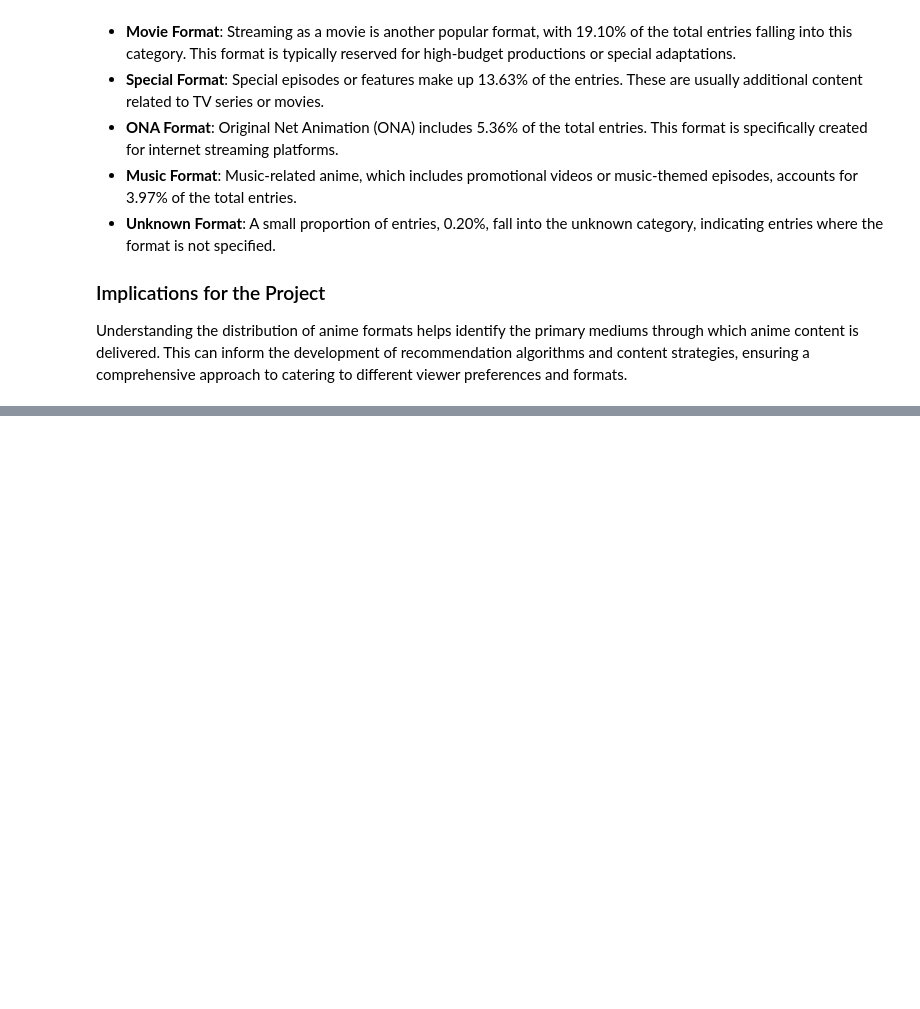
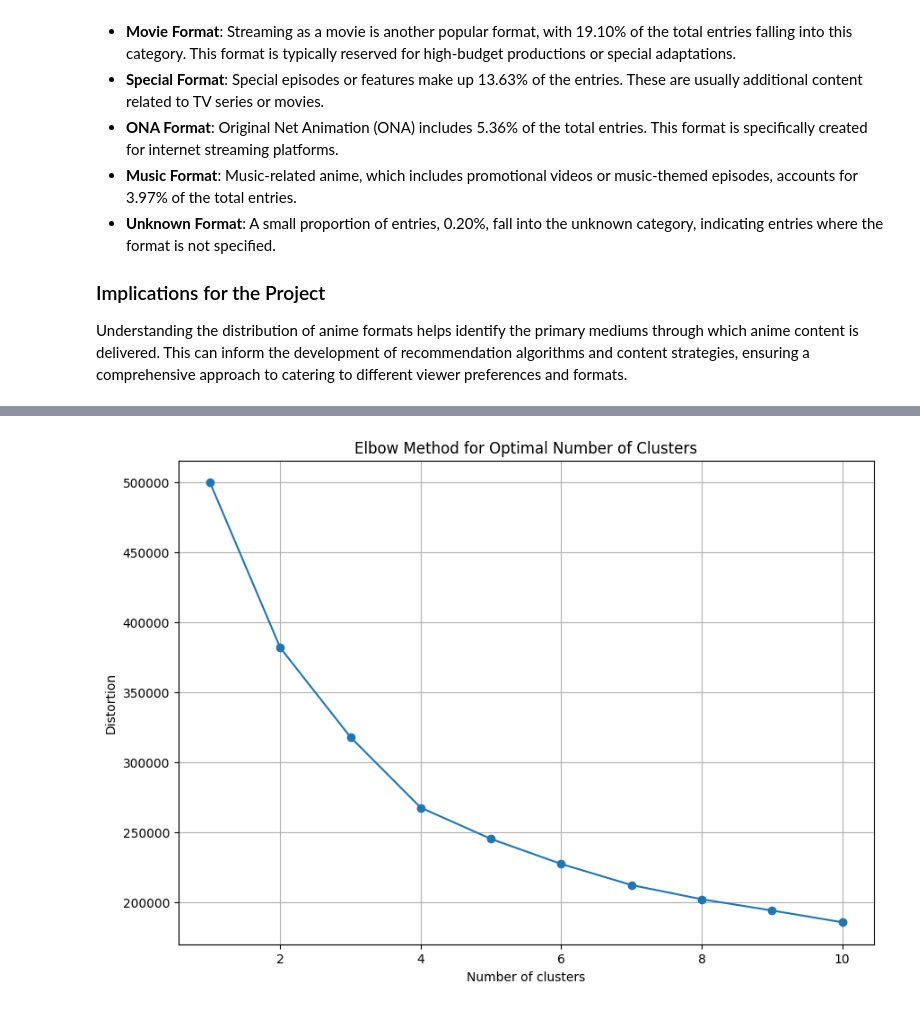
Before and after one commit to MoteneJan/JB1_2401FTDS, a Jupyter notebook: JB1_2401FTDS.ipynb, the cells around one changed output, grey strips where cells are left out. Drawn from its saved outputs; the diff is of its cells as text; code cells hidden in the pictures; blank space fills up the shorter version.

```diff
--- a/JB1_2401FTDS.ipynb
+++ b/JB1_2401FTDS.ipynb
@@ -1140,0 +1180,40 @@ plt.show()
+# %%
+# Find the optimal number of clusters using the elbow method
+def find_optimal_clusters(X_pca, max_clusters=10):
+    """
+    Find the optimal number of clusters using the elbow method.
+
+    Parameters:
+    - X_pca: PCA-transformed data.
+    - max_clusters: Maximum number of clusters to test.
+
+    Returns:
+    - optimal_clusters: Optimal number of clusters based on the elbow method.
+    """
+    distortions = []
+    for i in range(1, max_clusters + 1):
+        kmeans = KMeans(n_clusters=i, random_state=42)
+        kmeans.fit(X_pca)
+        distortions.append(kmeans.inertia_)
+
+    # Plot the elbow graph
+    plt.figure(figsize=(10, 7))
+    plt.plot(range(1, max_clusters + 1), distortions, marker='o')
+    plt.title('Elbow Method for Optimal Number of Clusters')
+    plt.xlabel('Number of clusters')
+    plt.ylabel('Distortion')
+    plt.grid(True)
+    plt.show()
+
+    # Choose optimal number of clusters
+    optimal_clusters = np.argmin(np.diff(np.diff(distortions))) + 2
+    return optimal_clusters
+# %%
+# Find optimal number of clusters
+optimal_clusters = find_optimal_clusters(X_pca)
+
+# Perform K-means clustering with the optimal number of clusters
+kmeans = KMeans(n_clusters=optimal_clusters, random_state=42)
+clusters = kmeans.fit_predict(X_pca)
+# %% [output]
+[figure, added]
```
Also changed, not shown: parts of 44 cells of this notebook.
